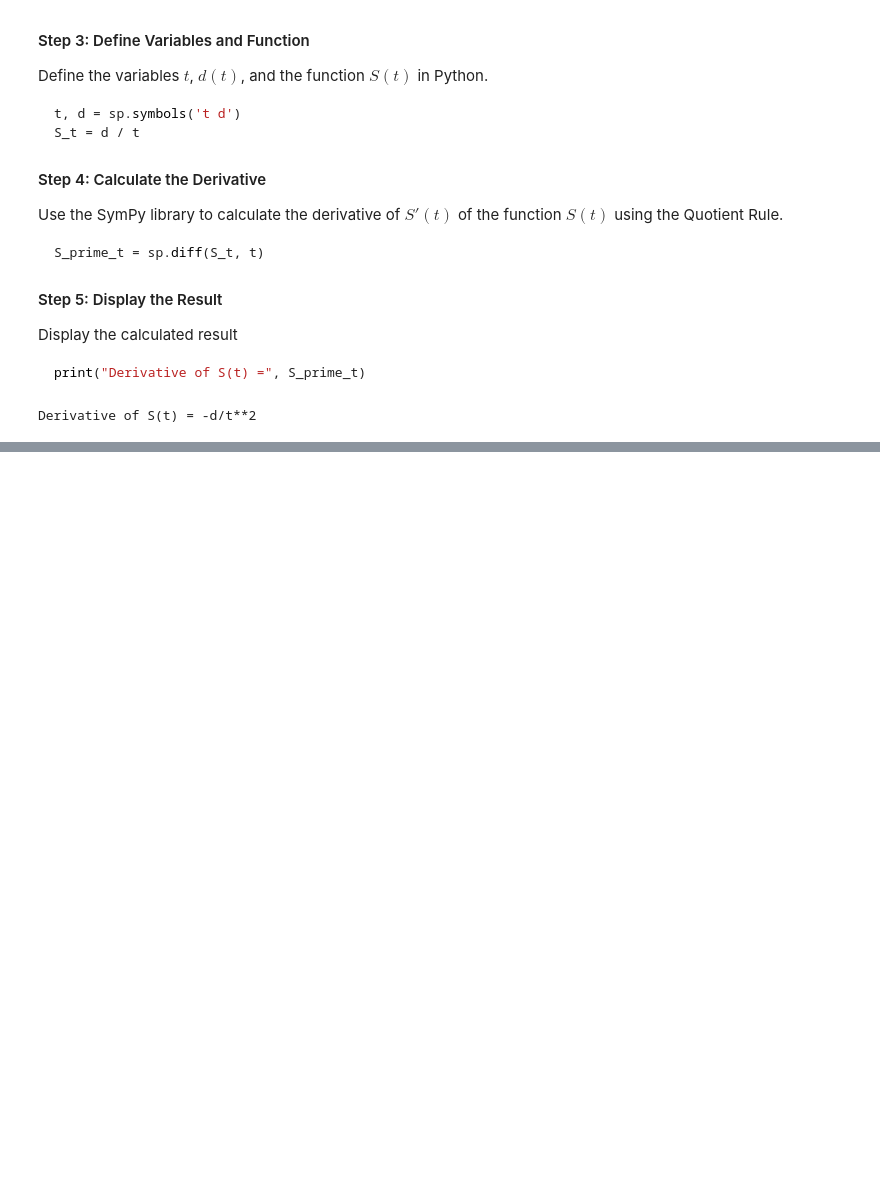
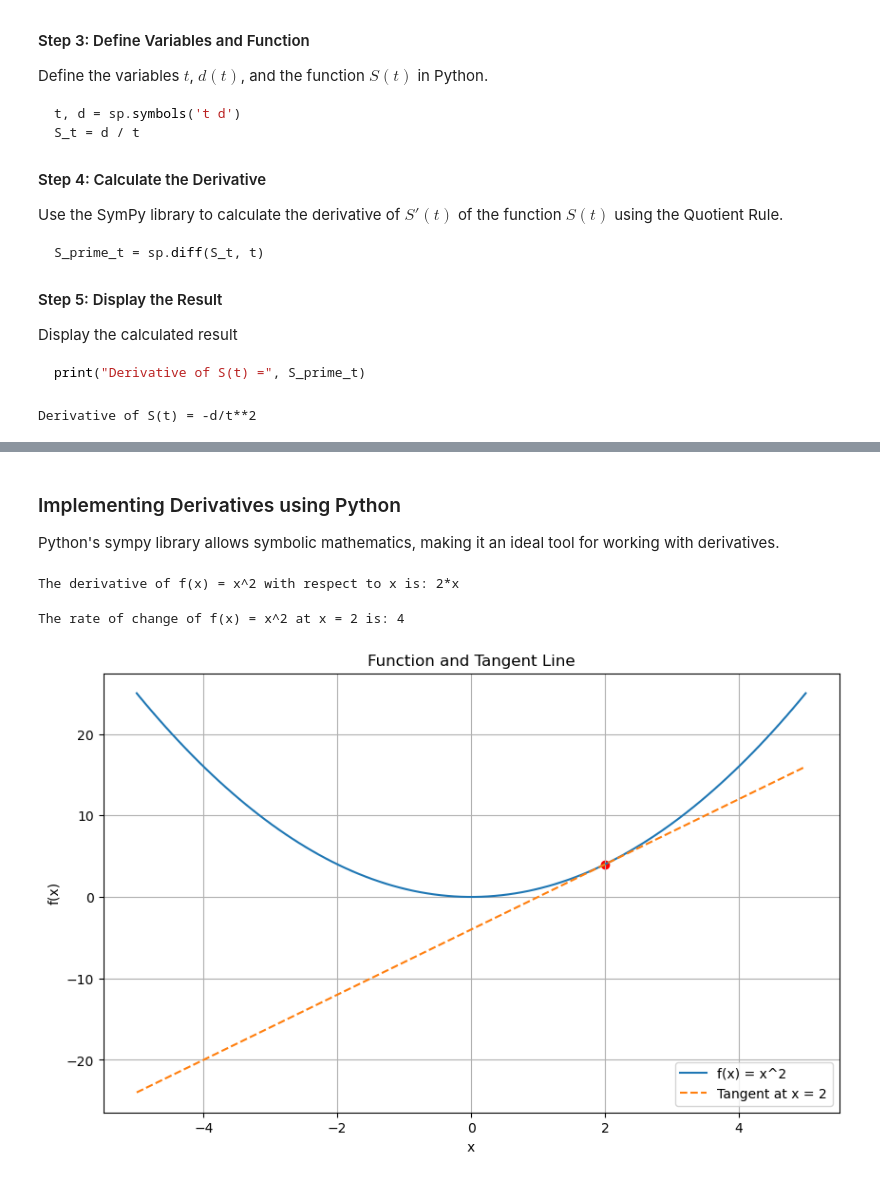
Before and after one commit to 100daysofml/100daysofml.github.io, a Jupyter notebook: content/Week_02/Lesson_08.ipynb, the cells around one changed output, grey strips where cells are left out. Saved outputs shown, nothing was run; the diff lists cells and outputs as text; code cells hidden in the pictures; blank space fills up the shorter version.

```diff
--- a/content/Week_02/Lesson_08.ipynb
+++ b/content/Week_02/Lesson_08.ipynb
@@ -426,0 +467,4 @@ Derivative of S(t) = -d/t**2
+# %% [markdown]
+### Implementing Derivatives using Python
+
+Python's sympy library allows symbolic mathematics, making it an ideal tool for working with derivatives.
@@ -426,0 +478,49 @@ Derivative of S(t) = -d/t**2
+# %%
+# Step 2: Define the Function
+
+# Let's define a function, say $f(x) = x^2$.
+function = x**2
+# %%
+#### Step 3: Compute the Derivative
+
+derivative = sp.diff(function, x)
+print(f"The derivative of f(x) = x^2 with respect to x is: {derivative}")
+# %% [output]
+The derivative of f(x) = x^2 with respect to x is: 2*x
+# %%
+# Step 4: Evaluate the Derivative at a Specific Point
+
+# To find the rate of change of $f(x) = x^2$ at $x = 2$:
+
+value_at_x = 2
+rate_of_change = derivative.subs(x, value_at_x)
+print(f"The rate of change of f(x) = x^2 at x = {value_at_x} is: {rate_of_change}")
+# %% [output]
+The rate of change of f(x) = x^2 at x = 2 is: 4
+# %%
+# Step 5: Visualizing the Function and its Derivative
+
+# Visualize the function and its slope (derivative) at $x = 2$:
+
+# Define the function and derivative as lambdas
+func_lambda = sp.lambdify(x, function, 'numpy')
+deriv_lambda = sp.lambdify(x, derivative, 'numpy')
+
+# Generate x values
+x_vals = np.linspace(-5, 5, 100)
+y_vals = func_lambda(x_vals)
+tangent_line = deriv_lambda(value_at_x) * (x_vals - value_at_x) + func_lambda(value_at_x)
+
+# Plotting
+plt.figure(figsize=(10, 6))
+plt.plot(x_vals, y_vals, label='f(x) = x^2')
+plt.plot(x_vals, tangent_line, label='Tangent at x = 2', linestyle='dashed')
+plt.scatter(value_at_x, func_lambda(value_at_x), color='red') # point of tangency
+plt.title('Function and Tangent Line')
+plt.xlabel('x')
+plt.ylabel('f(x)')
+plt.legend()
+plt.grid(True)
+plt.show()
+# %% [output]
+[figure, added]
```
Also changed, not shown: parts of 6 cells of this notebook, 3 other files.
